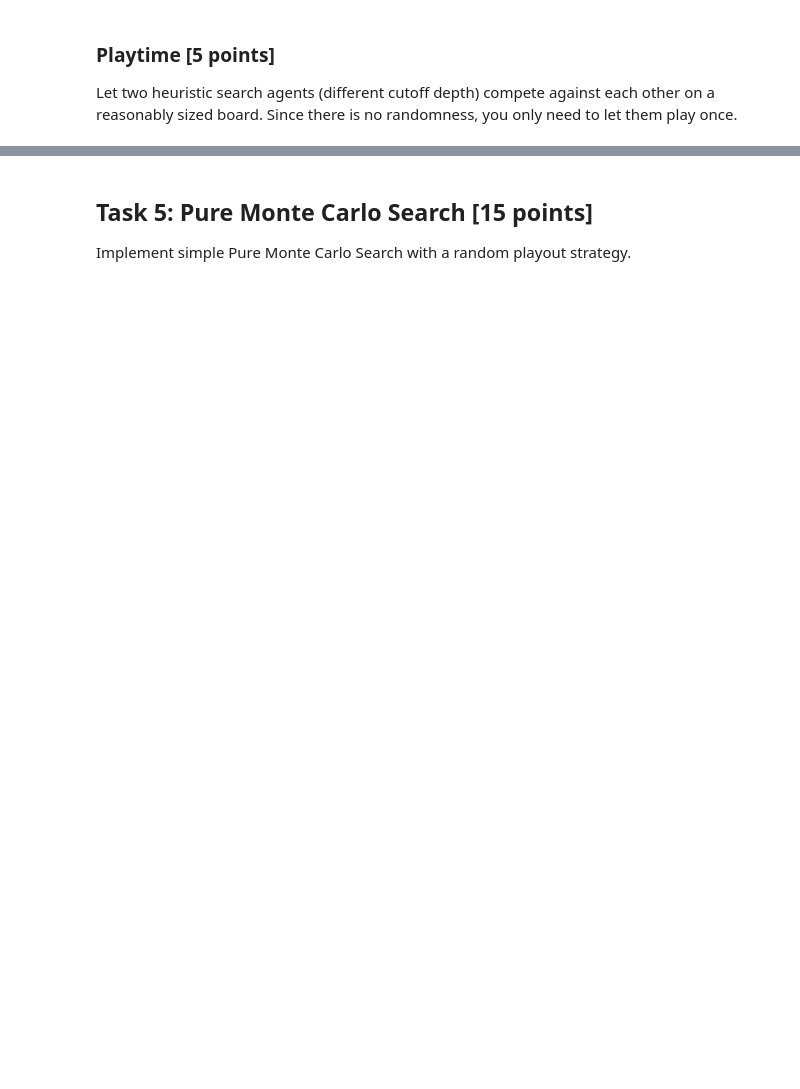
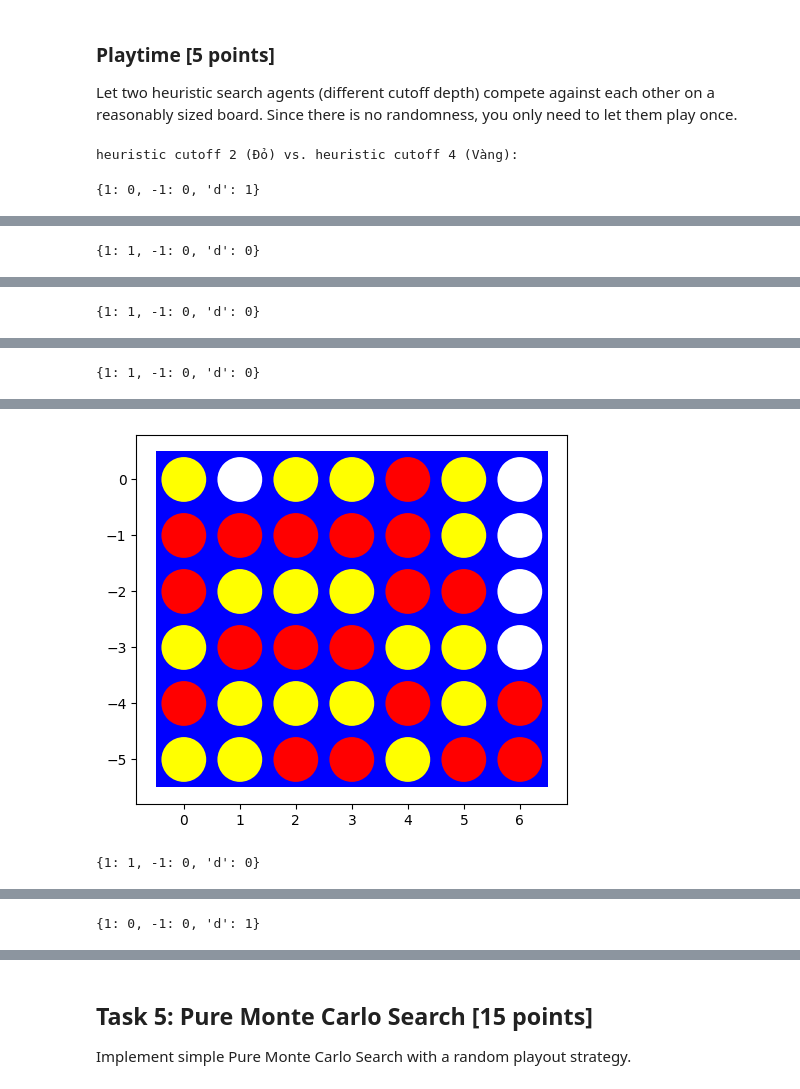
Before and after one commit to minhhieu310800-jpg/TTNTNC-NHOM31, a Jupyter notebook: lab05-tim-kiem-doi-khang/assignment_connect4.ipynb, the cells around one changed output, grey strips where cells are left out. Drawn from its saved outputs; the diff is of its cells as text; code cells hidden in the pictures; blank space fills up the shorter version.

```diff
--- a/lab05-tim-kiem-doi-khang/assignment_connect4.ipynb
+++ b/lab05-tim-kiem-doi-khang/assignment_connect4.ipynb
@@ -191,0 +827,35 @@ Define and implement a heuristic evaluation function. Make sure that the heurist
+# %%
+def eval_fun(board, player = 1):
+    """Hàm đánh giá heuristic. Trả về (giá trị, terminal?).
+    1. Trạng thái kết thúc: trả về utility (+1, 0, -1).
+    2. Trạng thái chưa kết thúc: tổng có trọng số của các đặc trưng, rồi nén vào khoảng (-1, 1).
+       Đặc trưng xét trên mọi đoạn CONNECT ô liên tiếp (ngang, dọc, chéo):
+       * đoạn có CONNECT-1 quân của mình, phần còn lại trống: +5 (sắp thắng)
+       * đoạn có CONNECT-2 quân của mình, phần còn lại trống: +2
+       * tương tự cho đối thủ với dấu trừ
+       * mỗi quân ở cột giữa: +3 cho mình, -3 cho đối thủ
+       Điểm thô x được chia cho 50 rồi nén bằng x / (1 + |x|), nên giá trị luôn nằm trong (-1, 1),
+       nhỏ hơn hẳn utility của một ván thắng (+1) hoặc thua (-1)."""
+    u = utility(board, player)
+    if u is not None: return u, True
+
+    w = board.ravel()[get_windows(board.shape)]
+    mine   = np.sum(w == player, axis = 1)
+    theirs = np.sum(w == -player, axis = 1)
+
+    score  = 5 * np.sum((mine == CONNECT - 1) & (theirs == 0)) + 2 * np.sum((mine == CONNECT - 2) & (theirs == 0))
+    score -= 5 * np.sum((theirs == CONNECT - 1) & (mine == 0)) + 2 * np.sum((theirs == CONNECT - 2) & (mine == 0))
+
+    center = board[:, board.shape[1] // 2]
+    score += 3 * (np.sum(center == player) - np.sum(center == -player))
+
+    x = score / 50
+    return x / (1 + abs(x)), False
+
+for name, (pattern, expected) in list(TEST_BOARDS.items())[:5]:
+    board = make_board(pattern, (6, 7))
+    print(f"{name}: eval cho Đỏ = {eval_fun(board, 1)}, eval cho Vàng = {eval_fun(board, -1)}")
+
+# kiểm tra khoảng giá trị trên 2000 bàn ngẫu nhiên chưa kết thúc
+vals = [eval_fun(random_board((6, 7), np.random.randint(5, 40))[0], 1)[0] for i in range(2000)]
+print(f"\nTrên 2000 bàn ngẫu nhiên chưa kết thúc: min = {min(vals):.3f}, max = {max(vals):.3f}")
@@ -212,0 +1062,13 @@ Let two heuristic search agents (different cutoff depth) compete against each ot
+# %%
+DEBUG = 0
+h2 = SearchAgent(heuristic_alpha_beta_search, name = "heuristic cutoff 2", cutoff = 2)
+h4 = SearchAgent(heuristic_alpha_beta_search, name = "heuristic cutoff 4", cutoff = 4)
+h6 = SearchAgent(heuristic_alpha_beta_search, name = "heuristic cutoff 6", cutoff = 6)
+
+# Không có yếu tố ngẫu nhiên -> mỗi cặp chỉ cần đấu 1 ván cho mỗi bên đi trước (1 = Đỏ thắng, -1 = Vàng thắng)
+for a, b in [(h2, h4), (h4, h2), (h2, h6), (h6, h2), (h4, h6), (h6, h4)]:
+    print(f"{a.name} (Đỏ) vs. {b.name} (Vàng):")
+    %time display(play(a.act, b.act, N = 1, show_final_board = (a is h4 and b is h6)))
+# %% [output]
+heuristic cutoff 2 (Đỏ) vs. heuristic cutoff 4 (Vàng):
+{1: 0, -1: 0, 'd': 1}
@@ -212,0 +1078 @@ Let two heuristic search agents (different cutoff depth) compete against each ot
+{1: 1, -1: 0, 'd': 0}
@@ -212,0 +1082 @@ Let two heuristic search agents (different cutoff depth) compete against each ot
+{1: 1, -1: 0, 'd': 0}
@@ -212,0 +1086 @@ Let two heuristic search agents (different cutoff depth) compete against each ot
+{1: 1, -1: 0, 'd': 0}
@@ -212,0 +1090,2 @@ Let two heuristic search agents (different cutoff depth) compete against each ot
+[figure, added]
+{1: 1, -1: 0, 'd': 0}
@@ -212,0 +1095 @@ Let two heuristic search agents (different cutoff depth) compete against each ot
+{1: 0, -1: 0, 'd': 1}
```
Also changed, not shown: parts of 81 cells of this notebook.
